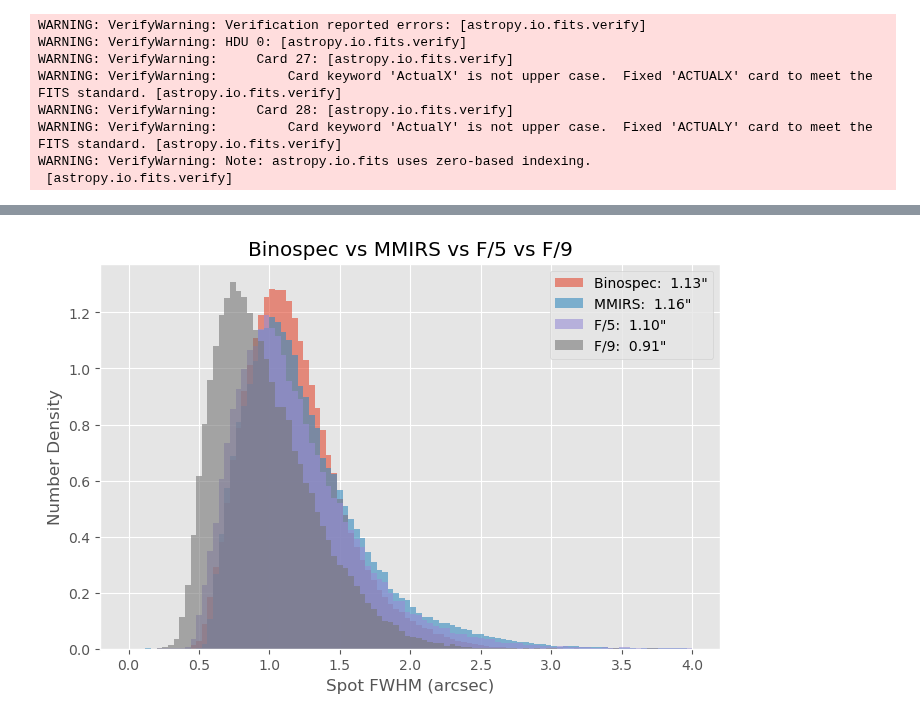
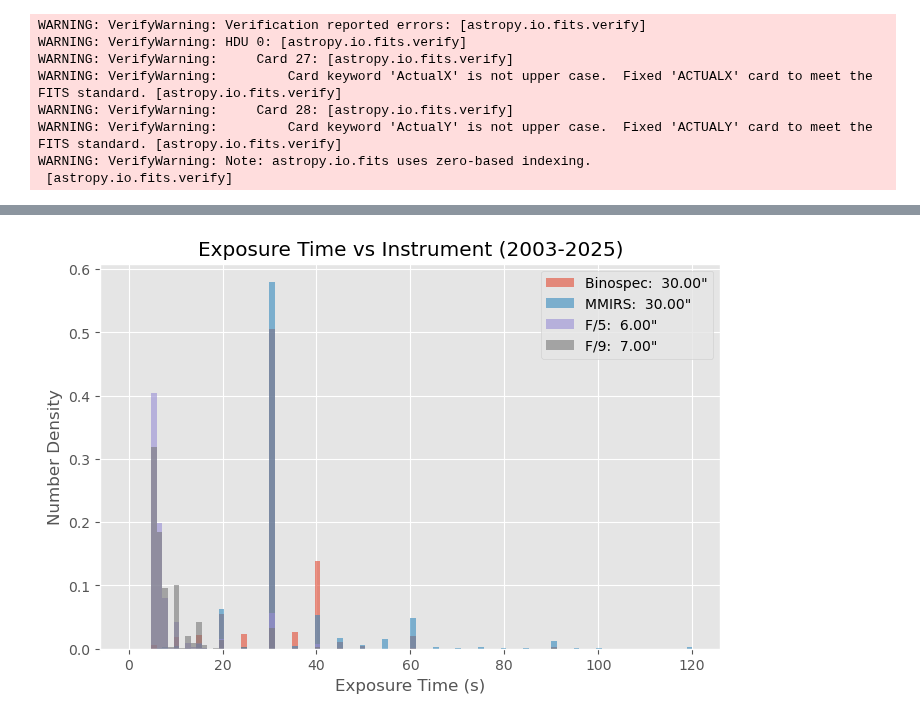
Before and after one commit to MMTObservatory/seeing_analysis, a Jupyter notebook: all_seeing.ipynb, the cells around one changed output, grey strips where cells are left out. Saved outputs shown, nothing was run; the diff lists cells and outputs as text; code cells hidden in the pictures.

```diff
--- a/all_seeing.ipynb
+++ b/all_seeing.ipynb
@@ -97,8 +100,10 @@ g.wfs.describe()
 #data['seeing'][data['seeing'].apply(isinstance, args=(str,))] = 0.0
 fixed = data[[isinstance(x, float) for x in data['seeing']]]
 fixed['seeing'] = fixed['seeing'].astype(float)
+fixed['vlt_seeing'] = fixed['vlt_seeing'].astype(float)
 fixed['airmass'] = fixed['airmass'].astype(float)
 fixed = fixed[np.isfinite(fixed['seeing'])]
+fixed = fixed[np.isfinite(fixed['vlt_seeing'])]
 fixed = fixed[fixed['fwhm'] > 0.]
 fixed = fixed[fixed['seeing'] > 0.2]
 fixed = fixed[fixed['seeing'] < 4.]
@@ -117,4 +127,3 @@ See the caveats in the documentation: https://pandas.pydata.org/pandas-docs/stab
   fixed['airmass'] = fixed['airmass'].astype(float)
 # %%
-fixed.drop('time', axis=1, inplace=True)
-fixed.to_csv(rootdir / "wfs_seeing.csv")
+fixed.to_csv(rootdir / "wfs_seeing_2003_2025.csv")
@@ -168,7 +129,0 @@ for i, row in fixed.iterrows():
-# %%
-fixed['seeing'] = seeing
-fixed['seeing_corr'] = seeing_corr
-fixed['seeing_corr20'] = seeing_corr20
-fixed['seeing_spotfwhm'] = seeing_spotfwhm
-fixed['seeing_rawspot'] = seeing_rawspot
-fixed
@@ -211,0 +137,3 @@ fixed['seeing'].median(), fixed['seeing_corr'].median()
+# %%
+fixed.rename(columns={"seeing": "old_seeing", "vlt_seeing": "seeing"}, inplace=True)
+fixed
@@ -242,21 +214,49 @@ plt.show()
 # %%
 with plt.style.context('ggplot'):
     fig = plt.figure(figsize=(8, 5))
-    medb = np.median(fixed['seeing'][fixed['wfs'] == 'binospec'])
-    medm = np.median(fixed['seeing'][fixed['wfs'] == 'mmirs'])
-    med5 = np.median(fixed['seeing'][fixed['wfs'] == 'f5'])
-    med9 = np.median(fixed['seeing'][(fixed['wfs'] == 'oldf9') | (fixed['wfs'] == 'newf9')])
-    plt.hist(fixed['seeing'][fixed['wfs'] == 'binospec'], density=True, bins=100, range=(0.0, 4.), alpha=0.6, label=f"Binospec: {medb: .2f}\"")
-    plt.hist(fixed['seeing'][fixed['wfs'] == 'mmirs'], density=True, bins=100, range=(0.0, 4.), alpha=0.6, label=f"MMIRS: {medm: .2f}\"")
-    plt.hist(fixed['seeing'][fixed['wfs'] == 'f5'], density=True, bins=100, range=(0.0, 4.), alpha=0.6, label=f"F/5: {med5: .2f}\"")
-    plt.hist(fixed['seeing'][(fixed['wfs'] == 'oldf9') | (fixed['wfs'] == 'newf9')], density=True, bins=100, range=(0.0, 4.), alpha=0.6, label=f"F/9: {med9: .2f}\"")
+    medb = np.median(fixed['exptime'][fixed['wfs'] == 'binospec'])
+    medm = np.median(fixed['exptime'][fixed['wfs'] == 'mmirs'])
+    med5 = np.median(fixed['exptime'][fixed['wfs'] == 'f5'])
+    med9 = np.median(fixed['exptime'][(fixed['wfs'] == 'oldf9') | (fixed['wfs'] == 'newf9')])
+    plt.hist(
+        fixed['exptime'][fixed['wfs'] == 'binospec'],
+        density=True,
+        bins=100,
+        range=(0.0, 120.),
+        alpha=0.6,
+        label=f"Binospec: {medb: .2f}\""
+    )
+    plt.hist(
+        fixed['exptime'][fixed['wfs'] == 'mmirs'],
+        density=True,
+        bins=100,
+        range=(0.0, 120.),
+        alpha=0.6,
+        label=f"MMIRS: {medm: .2f}\""
+    )
+    plt.hist(
+        fixed['exptime'][fixed['wfs'] == 'f5'],
+        density=True,
+        bins=100,
+        range=(0.0, 120.),
+        alpha=0.6,
+        label=f"F/5: {med5: .2f}\""
+    )
+    plt.hist(
+        fixed['exptime'][(fixed['wfs'] == 'oldf9') | (fixed['wfs'] == 'newf9')],
+        density=True,
+        bins=100,
+        range=(0.0, 120.),
+        alpha=0.6,
+        label=f"F/9: {med9: .2f}\""
+    )
     plt.legend()
-    plt.title("Binospec vs MMIRS vs F/5 vs F/9")
-    plt.xlabel("Spot FWHM (arcsec)")
+    plt.title("Exposure Time vs Instrument (2003-2025)")
+    plt.xlabel("Exposure Time (s)")
     plt.ylabel("Number Density")
-plt.savefig("bino_vs_mmirs_vs_f5_vs_f9.pdf")
+plt.savefig("all_exptime_bino_vs_mmirs_vs_f5_vs_f9.pdf")
 plt.show()
 # %% [output]
-[figure, old version]
+[figure, new version]
 # %%
 with plt.style.context('ggplot'):
```
Also changed, not shown: parts of 45 cells of this notebook, 22 other files.
